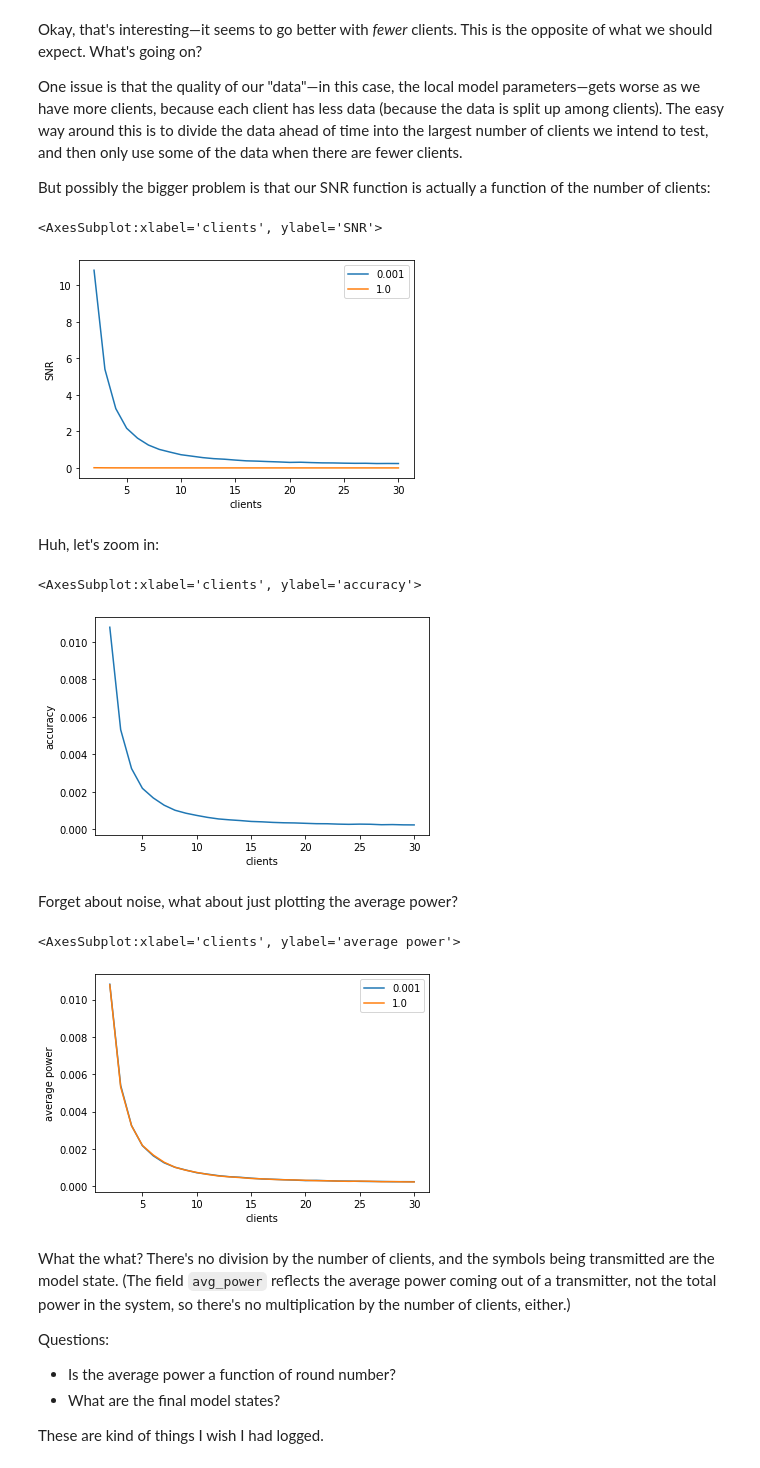
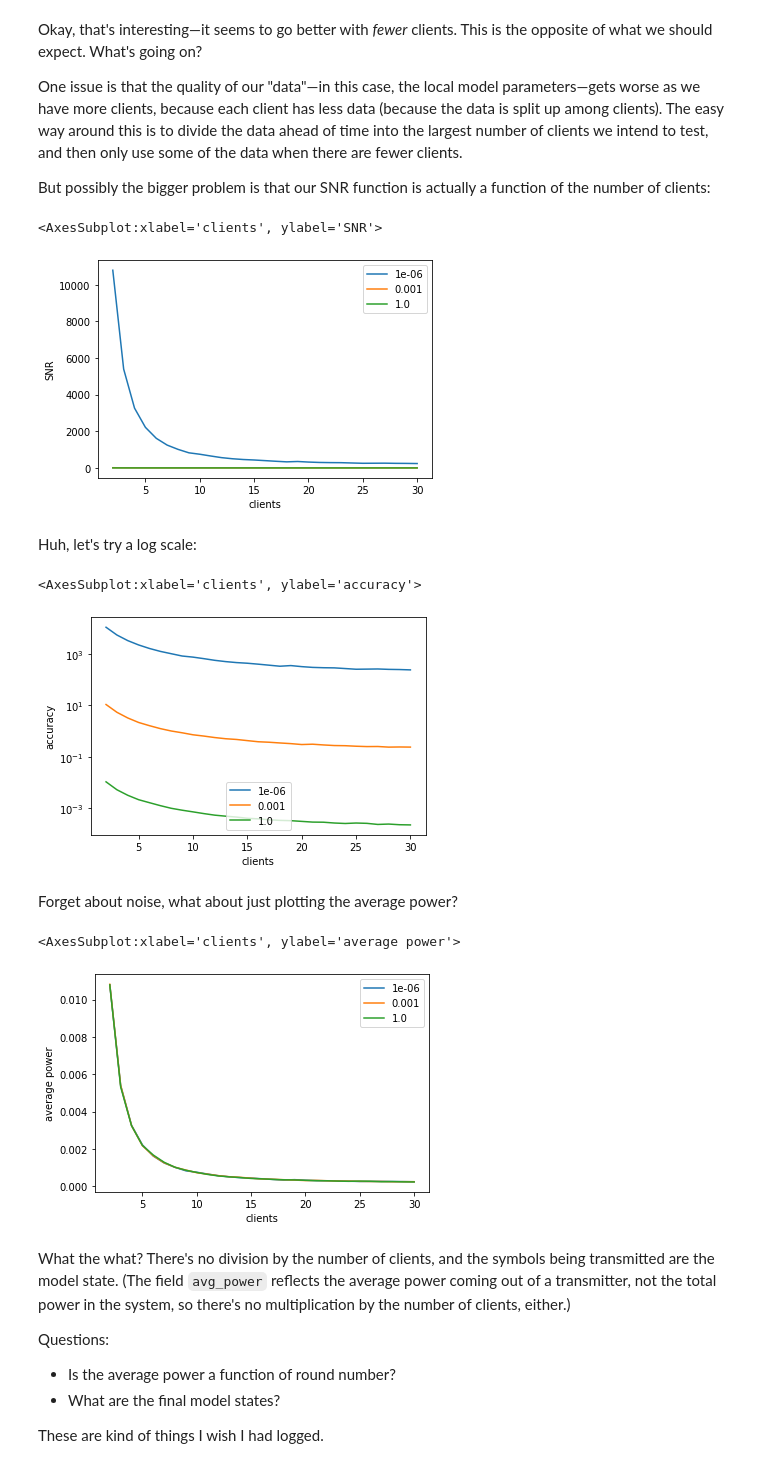
Before and after one commit to czlee/kyanite, a Jupyter notebook: plot-ota-basic.ipynb, the cells around one changed output. Cells and saved outputs as stored; diff of their text form; code cells hidden in the pictures.

```diff
--- a/plot-ota-basic.ipynb
+++ b/plot-ota-basic.ipynb
@@ -44,7 +46,8 @@ Seems like all the low-noise cases did better than all the high-noise cases. Tha
 for directory in results_location.iterdir():
     args = get_args(directory)
     noise = args['noise']
-    color = 'C1' if noise == 1.0 else 'C0'
+    color = {1.0: 'C0', 0.001: 'C1', 1e-6: 'C2'}[noise]
     training = pd.read_csv(directory / "training.csv")
-    training["accuracy"].plot(ylabel="accuracy", xlabel="round", color=color)
+    # thinner lines (0.75 pt) because there are lots of lines
+    training["accuracy"].plot(figsize=(12, 8), ylabel="accuracy", xlabel="round", color=color, linewidth=0.75)
 # %% [output]
@@ -61,7 +64,7 @@ def get_eval(directory):
     return content
 # %%
 clients_range = range(2, 31)
-noise_levels = [0.001, 1.0]
+noise_levels = [1e-6, 0.001, 1.0]
 fields = ["accuracy", "snr", "avg_power", "test_loss"]
 columns = pd.MultiIndex.from_product((fields, noise_levels))
 
@@ -90,21 +104,21 @@ But possibly the bigger problem is that our SNR function is actually a function
 results["snr"].plot(xlabel="clients", ylabel="SNR")
 # %% [output]
 <AxesSubplot:xlabel='clients', ylabel='SNR'>
-[figure, old version]
+[figure, new version]
 # %% [markdown]
-Huh, let's zoom in:
+Huh, let's try a log scale:
 # %%
-results[("snr", 1.0)].plot(xlabel="clients", ylabel="accuracy")
+results["snr"].plot(xlabel="clients", ylabel="accuracy", logy=True)
 # %% [output]
 <AxesSubplot:xlabel='clients', ylabel='accuracy'>
-[figure, old version]
+[figure, new version]
 # %% [markdown]
 Forget about noise, what about just plotting the average power?
 # %%
 results["avg_power"].plot(xlabel="clients", ylabel="average power")
 # %% [output]
 <AxesSubplot:xlabel='clients', ylabel='average power'>
-[figure, old version]
+[figure, new version]
 # %% [markdown]
 What the what? There's no division by the number of clients, and the symbols being transmitted are the model state. (The field `avg_power` reflects the average power coming out of a transmitter, not the total power in the system, so there's no multiplication by the number of clients, either.)
 
```
Also changed, not shown: parts of 20 cells of this notebook.
